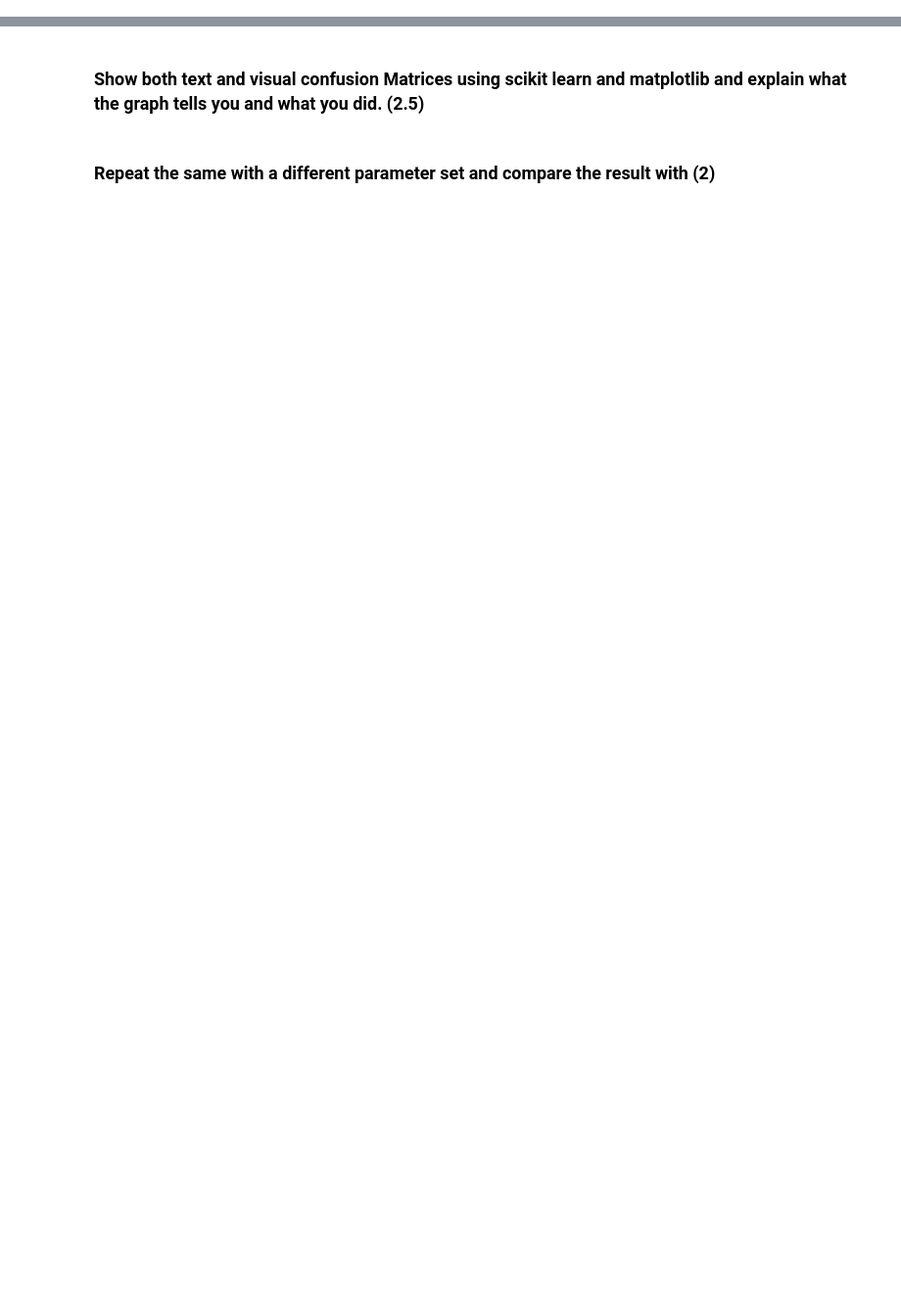
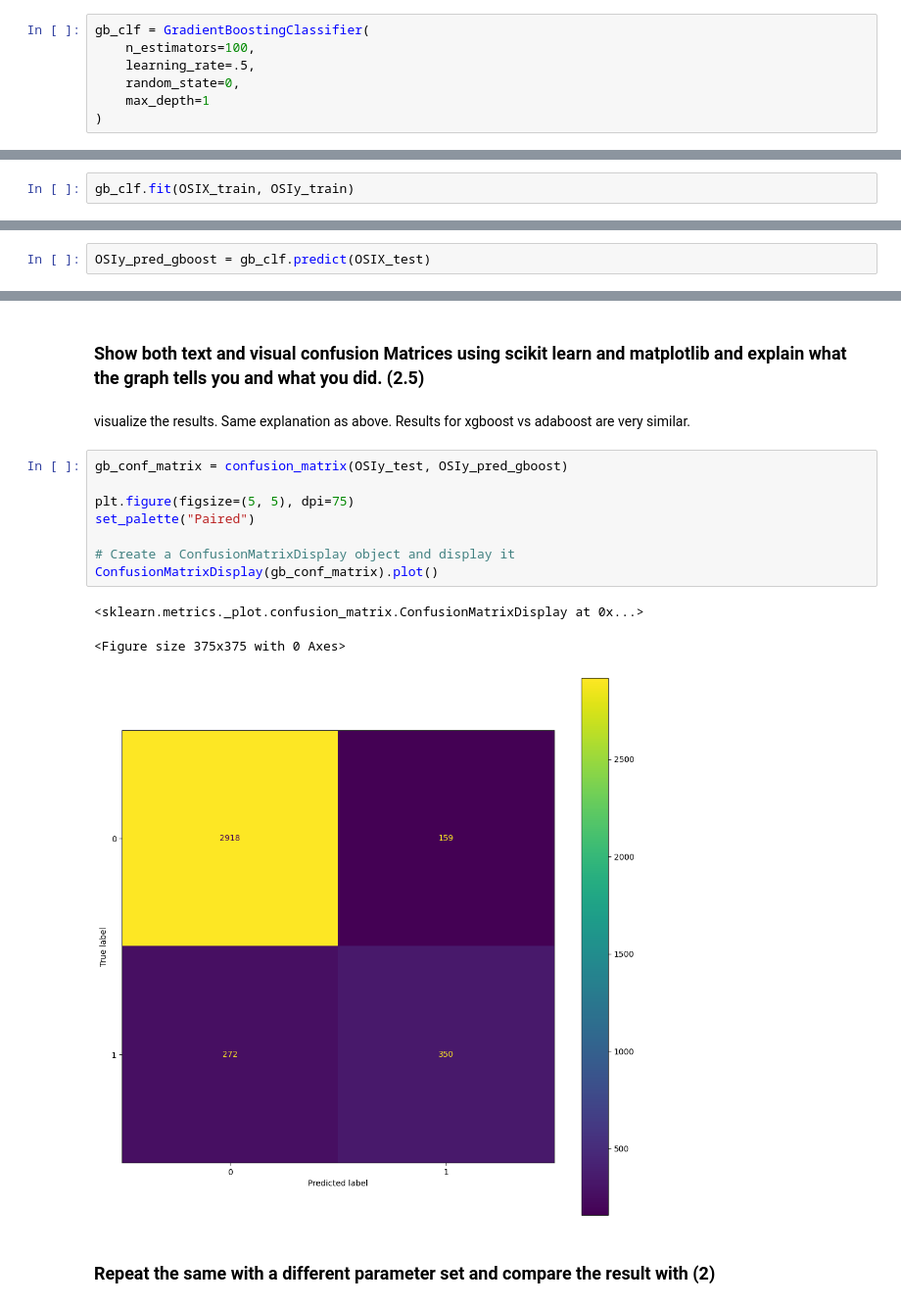
Before and after one commit to lecarpen23/6700_Assignment_01, a Jupyter notebook: Assignment 02_GroupNumber.ipynb, the cells around one changed output, grey strips where cells are left out. Shown at 98% size. Cells and saved outputs as stored; diff of their text form; blank space fills up the shorter version.

```diff
--- a/Assignment 02_GroupNumber.ipynb
+++ b/Assignment 02_GroupNumber.ipynb
@@ -377,2 +458,9 @@ ConfusionMatrixDisplay.from_estimator(ada_fit, OSIX_test, OSIy_test)
+# %%
+gb_clf = GradientBoostingClassifier(
+    n_estimators=100,
+    learning_rate=.5,
+    random_state=0,
+    max_depth=1
+)
 # %% [markdown]
 ### Train classifier on train data and explain what you did. (1.5)
@@ -378,0 +469,2 @@ ConfusionMatrixDisplay.from_estimator(ada_fit, OSIX_test, OSIy_test)
+# %%
+gb_clf.fit(OSIX_train, OSIy_train)
@@ -381,2 +477,4 @@ ConfusionMatrixDisplay.from_estimator(ada_fit, OSIX_test, OSIy_test)
+# %%
+OSIy_pred_gboost = gb_clf.predict(OSIX_test)
 # %% [markdown]
 ### Calculate accuracy and explain what you did. (1.5)
@@ -383,4 +499,18 @@ ConfusionMatrixDisplay.from_estimator(ada_fit, OSIX_test, OSIy_test)
 # %% [markdown]
 ### Show both text and visual confusion Matrices using scikit learn and matplotlib and explain what the graph tells you and what you did. (2.5)
+# %% [markdown]
+visualize the results. Same explanation as above. Results for xgboost vs adaboost are very similar.
+# %%
+gb_conf_matrix = confusion_matrix(OSIy_test, OSIy_pred_gboost)
+
+plt.figure(figsize=(5, 5), dpi=75)
+set_palette("Paired")
+
+# Create a ConfusionMatrixDisplay object and display it
+ConfusionMatrixDisplay(gb_conf_matrix).plot()
+# %% [output]
+<sklearn.metrics._plot.confusion_matrix.ConfusionMatrixDisplay at 0x...>
+<Figure size 375x375 with 0 Axes>
+[figure, added]
 # %% [markdown]
 ### Repeat the same with a different parameter set and compare the result with (2)
```
Also changed, not shown: parts of 35 cells of this notebook.
